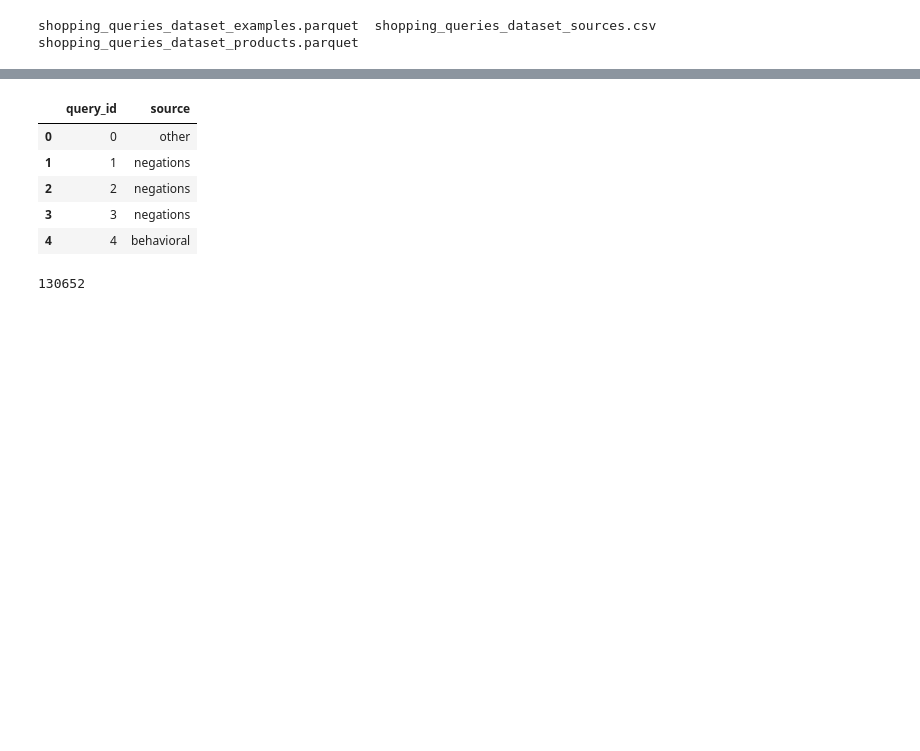
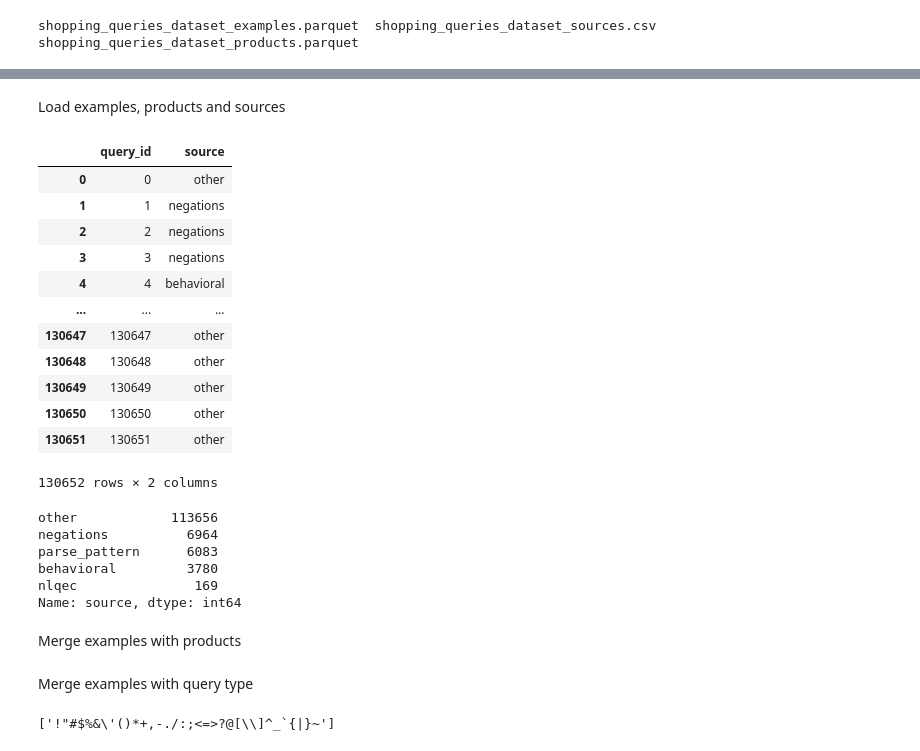
Before and after one commit to npatta01/llm_search, a Jupyter notebook: notebooks/00_initial.ipynb, the cells around one changed output, grey strips where cells are left out. Drawn from its saved outputs; the diff is of its cells as text; code cells hidden in the pictures; blank space fills up the shorter version.

```diff
--- a/notebooks/00_initial.ipynb
+++ b/notebooks/00_initial.ipynb
@@ -19,14 +61,34 @@ import pandas as pd
+# %% [markdown]
+Load examples, products and sources
 # %%
-df_dataset = pd.read_csv("esci-data/shopping_queries_dataset/shopping_queries_dataset_sources.csv")
-df_dataset.head()
+df_examples = pd.read_parquet('esci-data/shopping_queries_dataset/shopping_queries_dataset_examples.parquet')
+df_products = pd.read_parquet('esci-data/shopping_queries_dataset/shopping_queries_dataset_products.parquet')
+df_sources = pd.read_csv("esci-data/shopping_queries_dataset/shopping_queries_dataset_sources.csv")
+# df_dataset.head()
-# %% [output]
-|  | query_id | source |
-| 0 | 0 | other |
-| 1 | 1 | negations |
-| 2 | 2 | negations |
-| 3 | 3 | negations |
-| 4 | 4 | behavioral |
-# %%
-len(df_dataset)
-# %% [output]
-130652
+# %%
+df_sources
+# %% [output]
+|  | query_id | source |
+| 0 | 0 | other |
+| 1 | 1 | negations |
+| 2 | 2 | negations |
+| 3 | 3 | negations |
+| 4 | 4 | behavioral |
+| ... | ... | ... |
+| 130647 | 130647 | other |
+| 130648 | 130648 | other |
+| 130649 | 130649 | other |
+| 130650 | 130650 | other |
+| 130651 | 130651 | other |
+130652 rows × 2 columns
+# %%
+df_sources['source'].value_counts()
+# %% [output]
+other            113656
+negations          6964
+parse_pattern      6083
+behavioral         3780
+nlqec               169
+Name: source, dtype: int64
+# %% [markdown]
+Merge examples with products
@@ -32,0 +103,2 @@ len(df_dataset)
+# %% [markdown]
+Merge examples with query type
@@ -32,0 +134,4 @@ len(df_dataset)
+# %%
+string.punctuation.split(' ')
+# %% [output]
+['!"#$%&\'()*+,-./:;<=>?@[\\]^_`{|}~']
```
Also changed, not shown: parts of 39 cells of this notebook.
